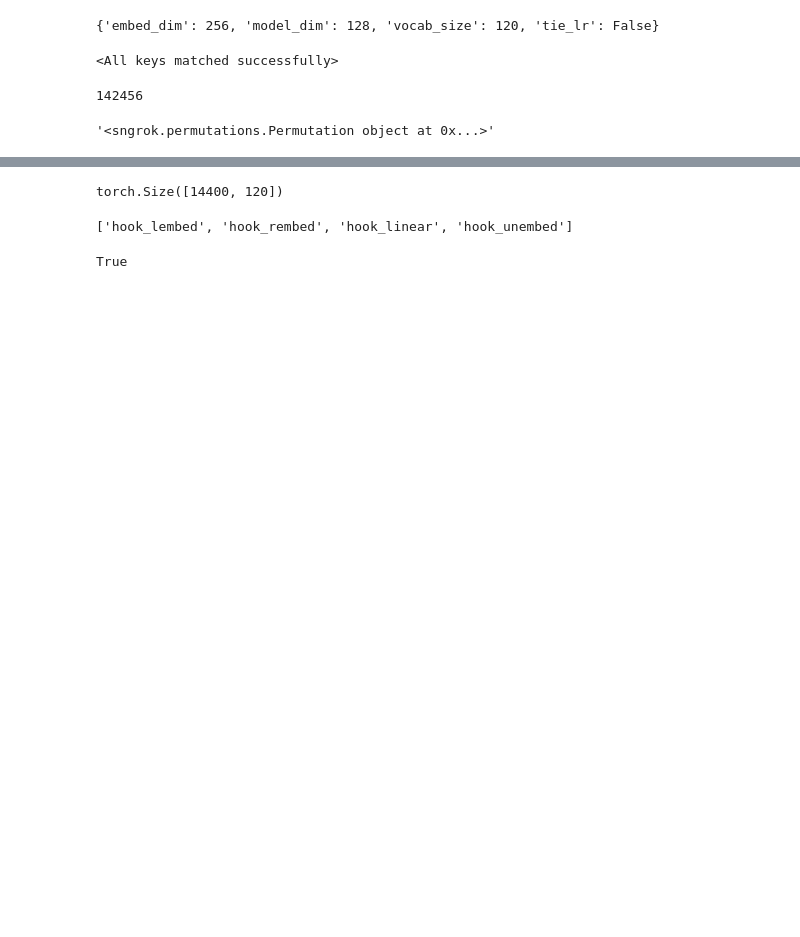
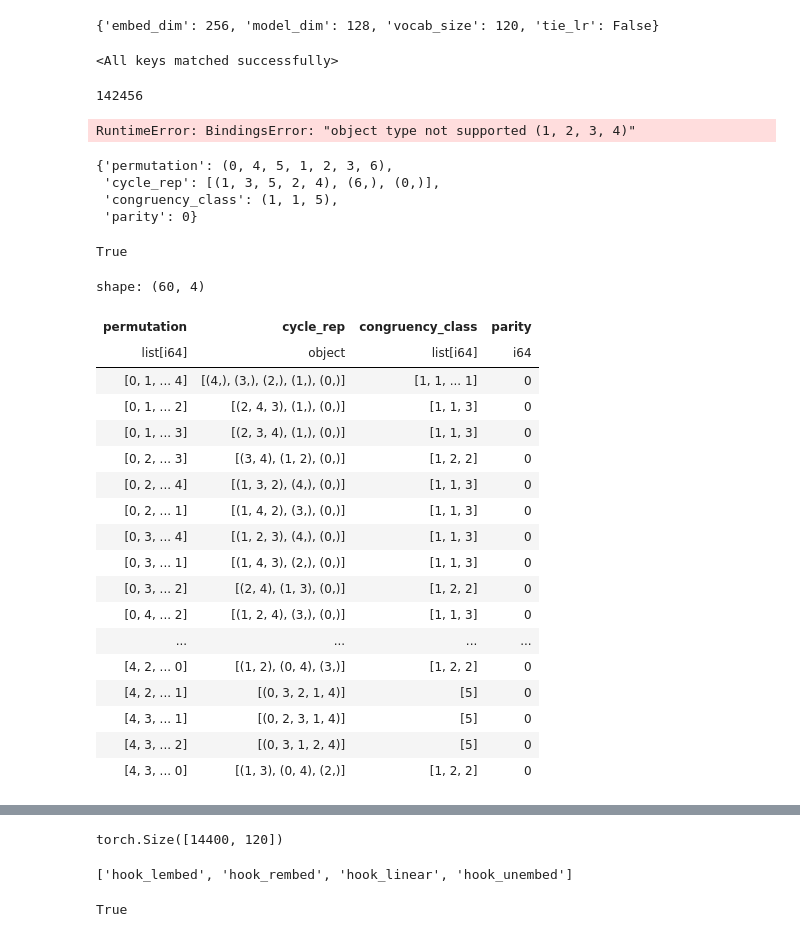
Before and after one commit to dashstander/sn-grok, a Jupyter notebook: mlp_vis.ipynb, the cells around one changed output, grey strips where cells are left out. Cells and saved outputs as stored; diff of their text form; code cells hidden in the pictures; blank space fills up the shorter version.

```diff
--- a/mlp_vis.ipynb
+++ b/mlp_vis.ipynb
@@ -22,5 +22,25 @@ for params in model.parameters():
 total
 # %% [output]
 142456
+# %%
+import polars as pl
+
+x = [(1, 2, 3, 4), (2, 1, 3, 4), (1, 3, 2, 4), (1, 2, 4, 3)]
+data = [(i, r) for i, r in enumerate(x)]
+pl.from_records(data, columns=['a', 'b'])
+# %% [output]
+RuntimeError: BindingsError: "object type not supported (1, 2, 3, 4)"
 # %%
-perms, mult_table = make_permutation_dataset(5)
+perm1 = Permutation((0, 4, 5, 1, 2, 3, 6))
+perm1.cycle_rep
+perm1.data()
+# %% [output]
+{'permutation': (0, 4, 5, 1, 2, 3, 6),
+ 'cycle_rep': [(1, 3, 5, 2, 4), (6,), (0,)],
+ 'congruency_class': (1, 1, 5),
+ 'parity': 0}
+# %%
+data = perm1.data()
+isinstance(data['permutation'], tuple)
+# %% [output]
+True
@@ -27,4 +162,23 @@ perms, mult_table = make_permutation_dataset(5)
 # %%
-str(perms[0])
+even_perms = df.filter(pl.col('parity') == 0)
+even_perms
 # %% [output]
-'<sngrok.permutations.Permutation object at 0x...>'
+shape: (60, 4)
+| permutation | cycle_rep | congruency_class | parity |
+| list[i64] | object | list[i64] | i64 |
+| [0, 1, ... 4] | [(4,), (3,), (2,), (1,), (0,)] | [1, 1, ... 1] | 0 |
+| [0, 1, ... 2] | [(2, 4, 3), (1,), (0,)] | [1, 1, 3] | 0 |
+| [0, 1, ... 3] | [(2, 3, 4), (1,), (0,)] | [1, 1, 3] | 0 |
+| [0, 2, ... 3] | [(3, 4), (1, 2), (0,)] | [1, 2, 2] | 0 |
+| [0, 2, ... 4] | [(1, 3, 2), (4,), (0,)] | [1, 1, 3] | 0 |
+| [0, 2, ... 1] | [(1, 4, 2), (3,), (0,)] | [1, 1, 3] | 0 |
+| [0, 3, ... 4] | [(1, 2, 3), (4,), (0,)] | [1, 1, 3] | 0 |
+| [0, 3, ... 1] | [(1, 4, 3), (2,), (0,)] | [1, 1, 3] | 0 |
+| [0, 3, ... 2] | [(2, 4), (1, 3), (0,)] | [1, 2, 2] | 0 |
+| [0, 4, ... 2] | [(1, 2, 4), (3,), (0,)] | [1, 1, 3] | 0 |
+| ... | ... | ... | ... |
+| [4, 2, ... 0] | [(1, 2), (0, 4), (3,)] | [1, 2, 2] | 0 |
+| [4, 2, ... 1] | [(0, 3, 2, 1, 4)] | [5] | 0 |
+| [4, 3, ... 1] | [(0, 2, 3, 1, 4)] | [5] | 0 |
+| [4, 3, ... 2] | [(0, 3, 1, 2, 4)] | [5] | 0 |
+| [4, 3, ... 0] | [(1, 3), (0, 4), (2,)] | [1, 2, 2] | 0 |
```
Also changed, not shown: parts of 15 cells of this notebook, 3 other files.
